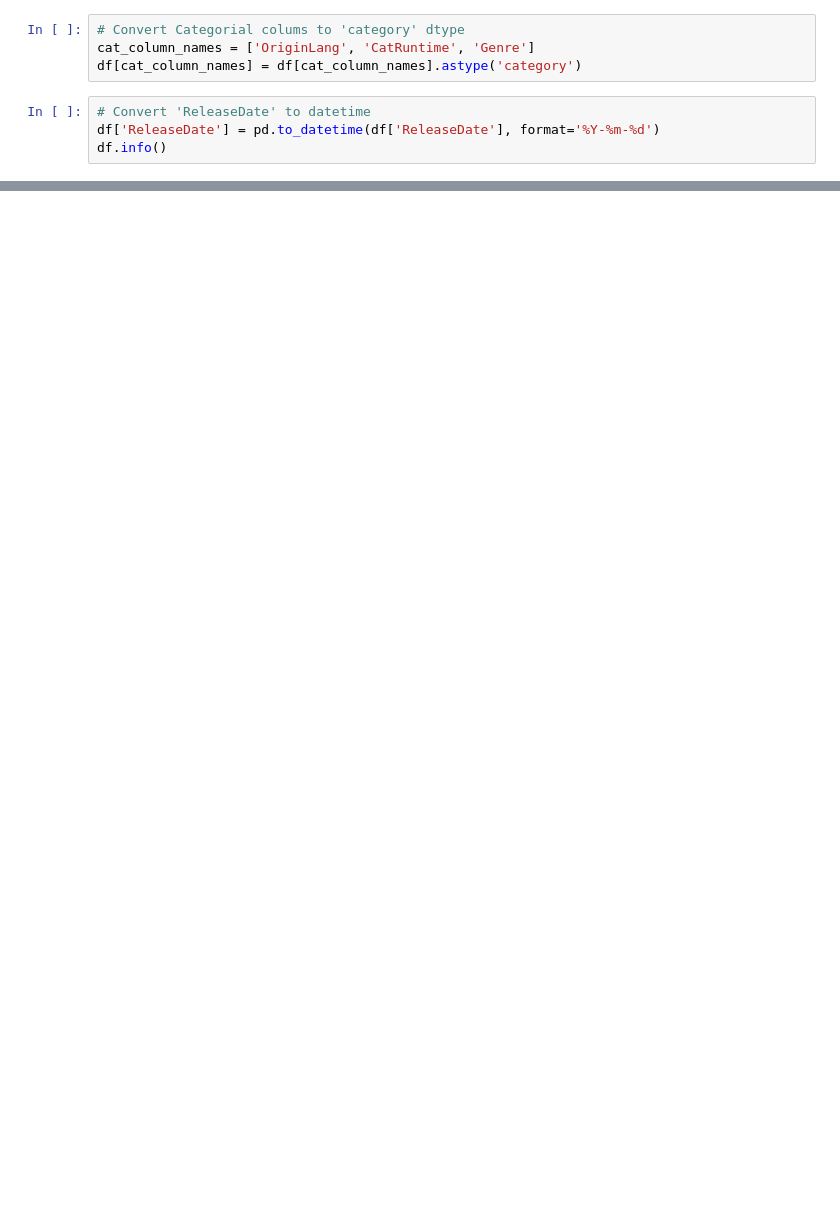
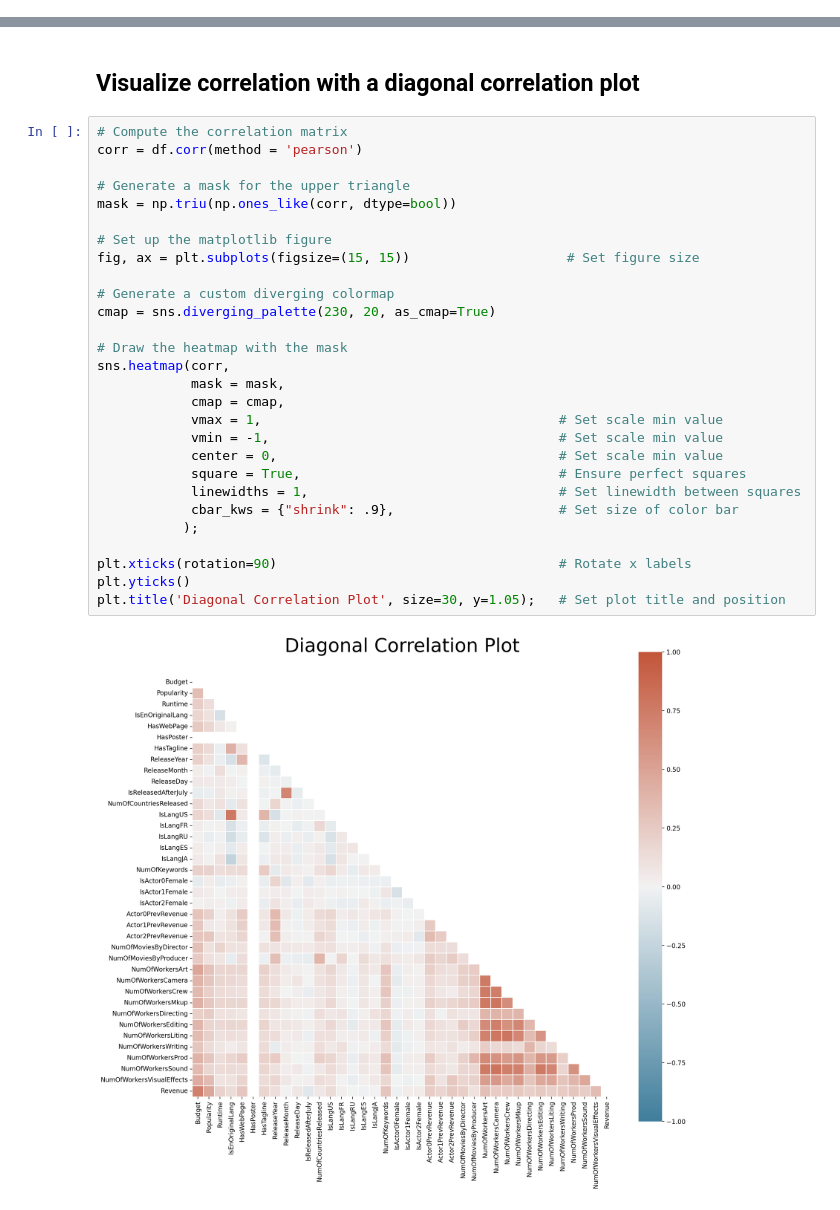
Before and after one commit to OdedHellman/Box-Office-EDA, a Jupyter notebook: BoxOfficeETL.ipynb, the cells around one changed output, grey strips where cells are left out. Drawn from its saved outputs; the diff is of its cells as text; blank space fills up the shorter version.

```diff
--- a/BoxOfficeETL.ipynb
+++ b/BoxOfficeETL.ipynb
@@ -23,8 +83,0 @@ df[p] = df[p].astype(bool)
-# %%
-# Convert Categorial colums to 'category' dtype
-cat_column_names = ['OriginLang', 'CatRuntime', 'Genre']
-df[cat_column_names] = df[cat_column_names].astype('category')
-# %%
-# Convert 'ReleaseDate' to datetime
-df['ReleaseDate'] = pd.to_datetime(df['ReleaseDate'], format='%Y-%m-%d')
-df.info()
@@ -48,0 +108,32 @@ memory usage: 228.2 KB
+# %% [markdown]
+## Visualize correlation with a diagonal correlation plot
+# %%
+# Compute the correlation matrix
+corr = df.corr(method = 'pearson')
+
+# Generate a mask for the upper triangle
+mask = np.triu(np.ones_like(corr, dtype=bool))
+
+# Set up the matplotlib figure
+fig, ax = plt.subplots(figsize=(15, 15))                    # Set figure size
+
+# Generate a custom diverging colormap
+cmap = sns.diverging_palette(230, 20, as_cmap=True)
+
+# Draw the heatmap with the mask
+sns.heatmap(corr,
+            mask = mask,
+            cmap = cmap,
+            vmax = 1,                                      # Set scale min value
+            vmin = -1,                                     # Set scale min value
+            center = 0,                                    # Set scale min value
+            square = True,                                 # Ensure perfect squares
+            linewidths = 1,                                # Set linewidth between squares
+            cbar_kws = {"shrink": .9},                     # Set size of color bar
+           );
+
+plt.xticks(rotation=90)                                    # Rotate x labels
+plt.yticks()
+plt.title('Diagonal Correlation Plot', size=30, y=1.05);   # Set plot title and position
+# %% [output]
+[figure, added]
```
Also changed, not shown: parts of 8 cells of this notebook.
